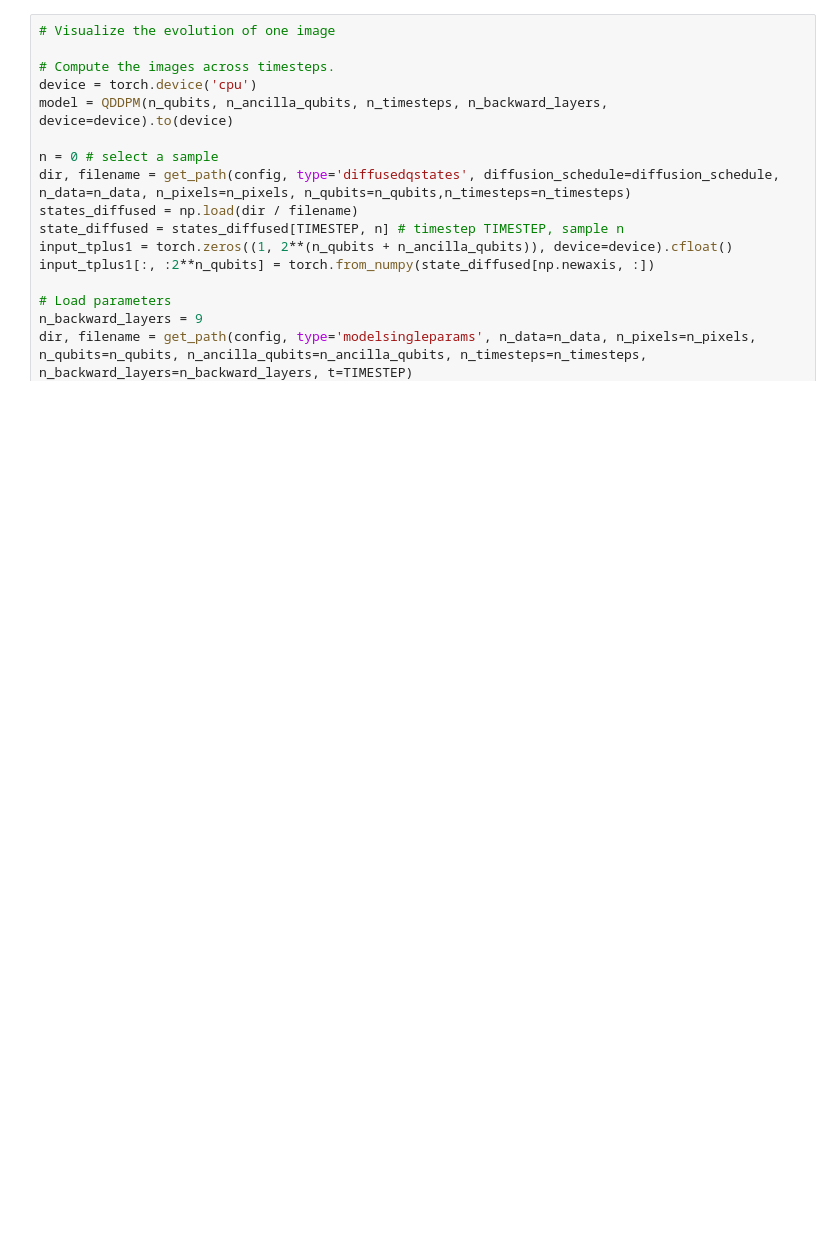
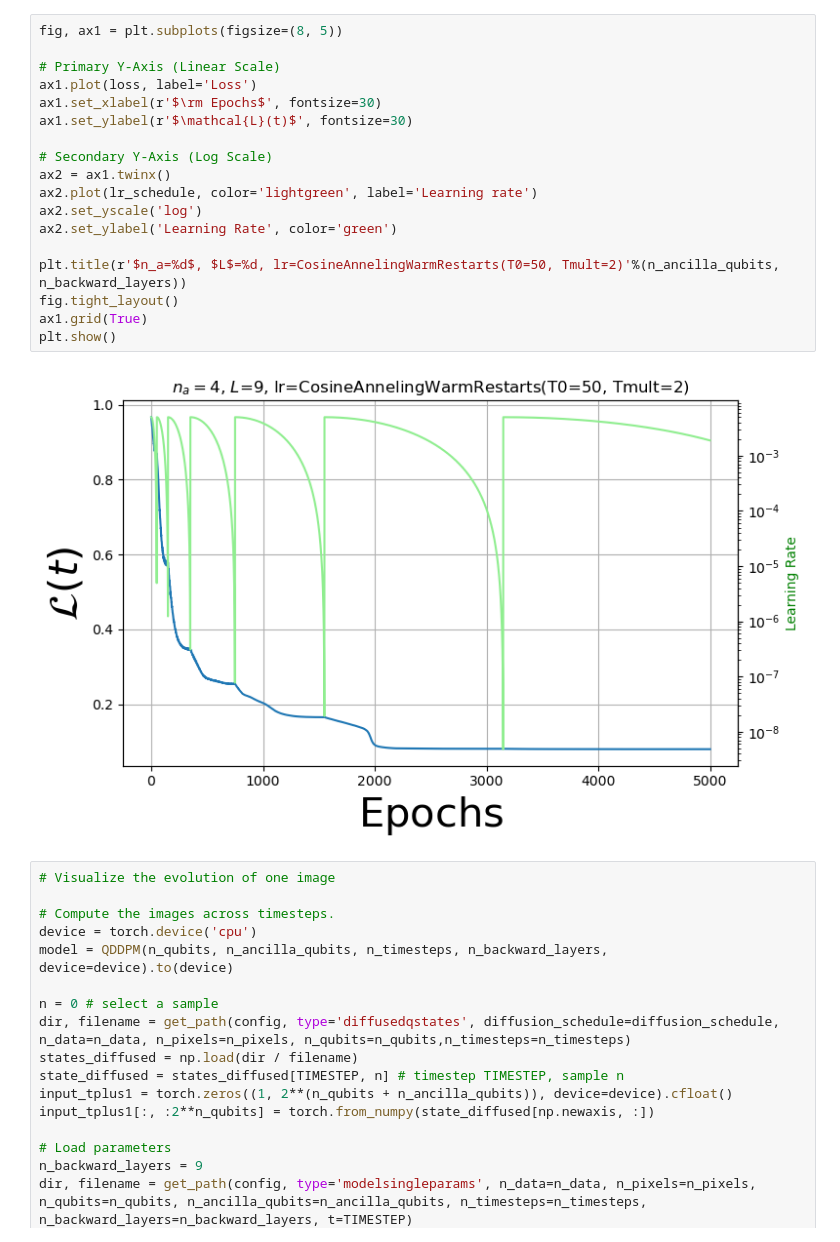
Before and after one commit to alapena/QuantGenMdl, a Jupyter notebook: visualize_denoising_singletimestep.ipynb, the cells around one changed output. Saved outputs shown, nothing was run; the diff lists cells and outputs as text; blank space fills up the shorter version.

```diff
--- a/visualize_denoising_singletimestep.ipynb
+++ b/visualize_denoising_singletimestep.ipynb
@@ -50,3 +92,23 @@ tensor([[0.0002-1.0165e-05j, 0.0015-3.7132e-05j, 0.0029-7.8635e-05j,
+# %%
+fig, ax1 = plt.subplots(figsize=(8, 5))
+
+# Primary Y-Axis (Linear Scale)
+ax1.plot(loss, label='Loss')
+ax1.set_xlabel(r'$\rm Epochs$', fontsize=30)
+ax1.set_ylabel(r'$\mathcal{L}(t)$', fontsize=30)
+
+# Secondary Y-Axis (Log Scale)
+ax2 = ax1.twinx()
+ax2.plot(lr_schedule, color='lightgreen', label='Learning rate')
+ax2.set_yscale('log')
+ax2.set_ylabel('Learning Rate', color='green')
+
+plt.title(r'$n_a=%d$, $L$=%d, lr=CosineAnnelingWarmRestarts(T0=50, Tmult=2)'%(n_ancilla_qubits, n_backward_layers))
+fig.tight_layout()
+ax1.grid(True)
+plt.show()
+# %% [output]
+[figure, added]
 # %%
 # Visualize the evolution of one image
 
```
Also changed, not shown: parts of 5 cells of this notebook, 4 other files.
